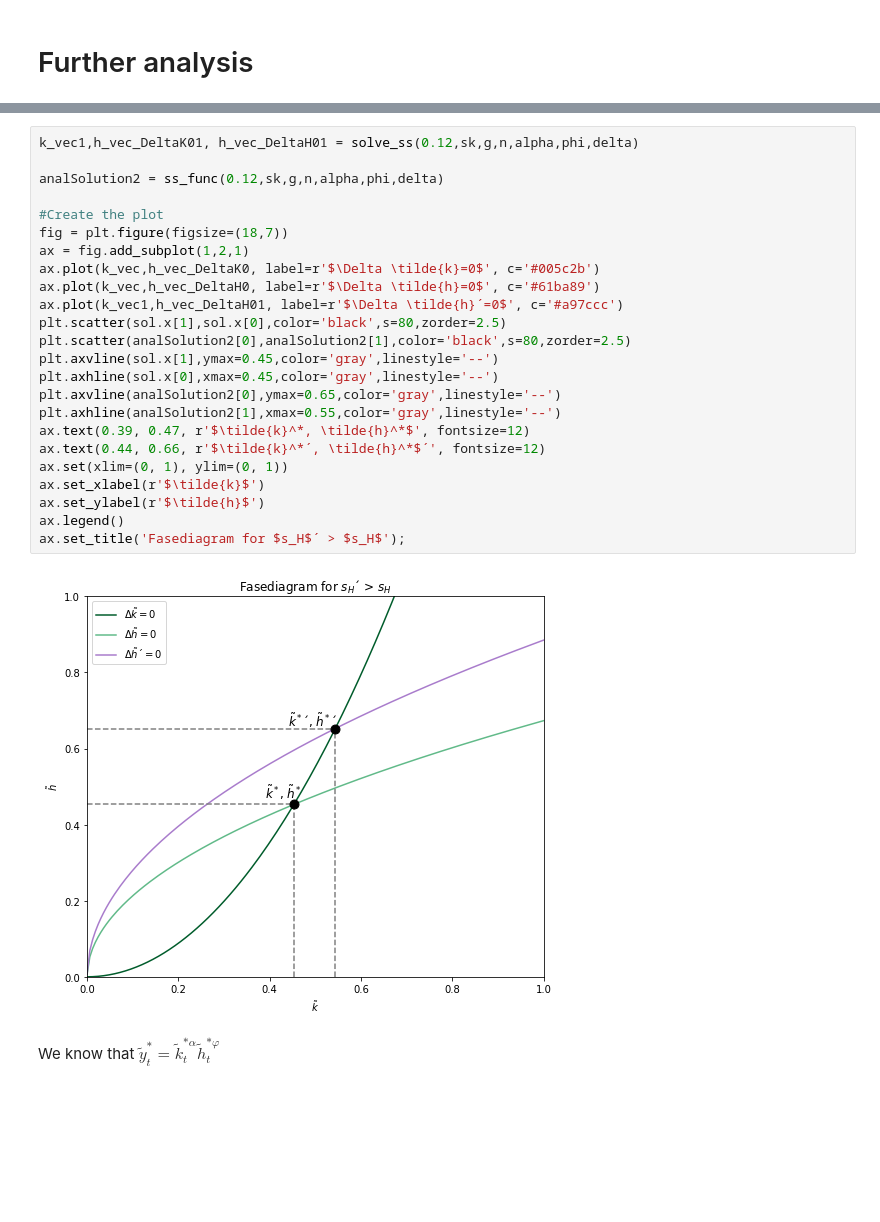
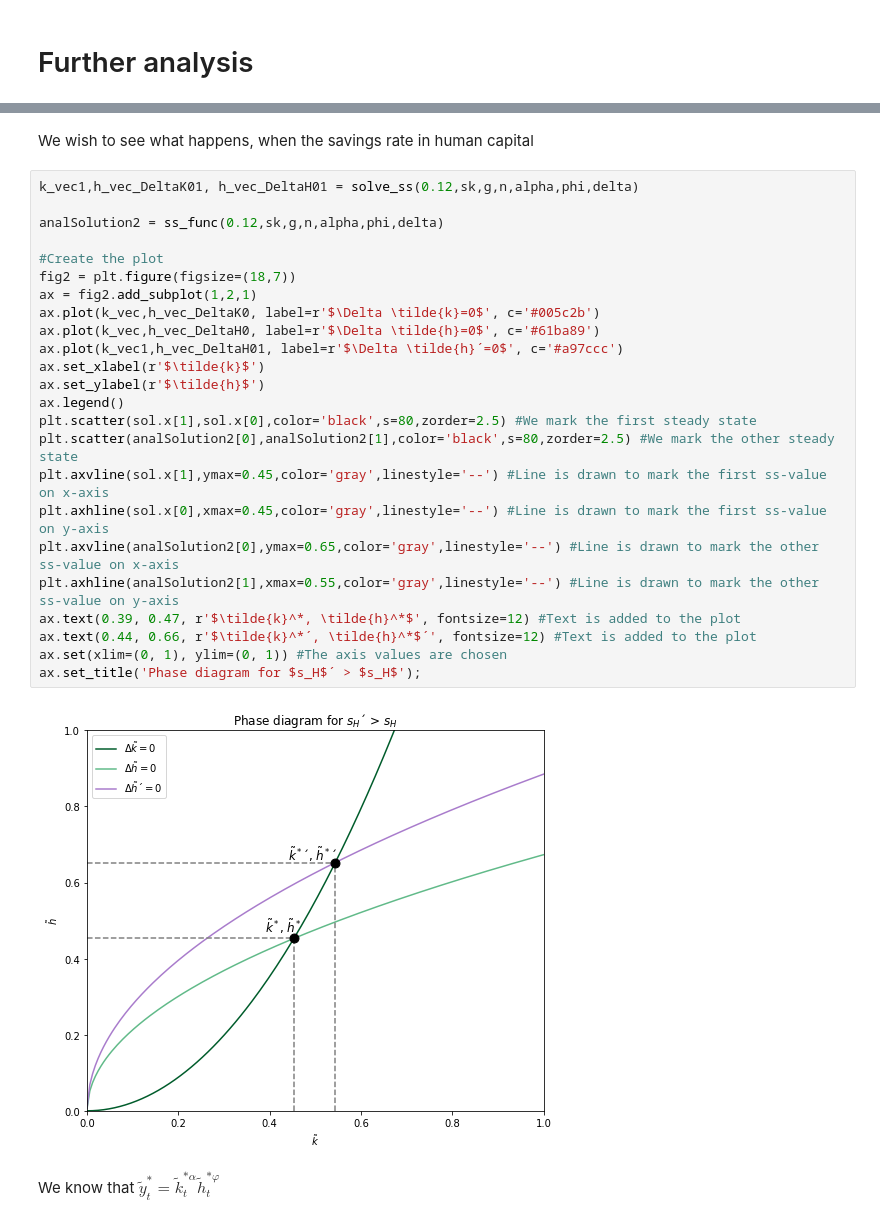
Before and after one commit to NumEconCopenhagen/projects-2020-matrixgymnasterne, a Jupyter notebook: modelproject/modelproject.ipynb, the cells around one changed output, grey strips where cells are left out. Drawn from its saved outputs; the diff is of its cells as text; blank space fills up the shorter version.

```diff
--- a/modelproject/modelproject.ipynb
+++ b/modelproject/modelproject.ipynb
@@ -223,29 +224,31 @@ ax.set_title('Fasediagram');
+# %% [markdown]
+We wish to see what happens, when the savings rate in human capital
 # %%
 k_vec1,h_vec_DeltaK01, h_vec_DeltaH01 = solve_ss(0.12,sk,g,n,alpha,phi,delta)
 
 analSolution2 = ss_func(0.12,sk,g,n,alpha,phi,delta)
 
 #Create the plot
-fig = plt.figure(figsize=(18,7))
-ax = fig.add_subplot(1,2,1)
+fig2 = plt.figure(figsize=(18,7))
+ax = fig2.add_subplot(1,2,1)
 ax.plot(k_vec,h_vec_DeltaK0, label=r'$\Delta \tilde{k}=0$', c='#005c2b')
 ax.plot(k_vec,h_vec_DeltaH0, label=r'$\Delta \tilde{h}=0$', c='#61ba89')
 ax.plot(k_vec1,h_vec_DeltaH01, label=r'$\Delta \tilde{h}´=0$', c='#a97ccc')
-plt.scatter(sol.x[1],sol.x[0],color='black',s=80,zorder=2.5)
-plt.scatter(analSolution2[0],analSolution2[1],color='black',s=80,zorder=2.5)
-plt.axvline(sol.x[1],ymax=0.45,color='gray',linestyle='--')
-plt.axhline(sol.x[0],xmax=0.45,color='gray',linestyle='--')
-plt.axvline(analSolution2[0],ymax=0.65,color='gray',linestyle='--')
-plt.axhline(analSolution2[1],xmax=0.55,color='gray',linestyle='--')
-ax.text(0.39, 0.47, r'$\tilde{k}^*, \tilde{h}^*$', fontsize=12)
-ax.text(0.44, 0.66, r'$\tilde{k}^*´, \tilde{h}^*$´', fontsize=12)
-ax.set(xlim=(0, 1), ylim=(0, 1))
 ax.set_xlabel(r'$\tilde{k}$')
 ax.set_ylabel(r'$\tilde{h}$')
 ax.legend()
-ax.set_title('Fasediagram for $s_H$´ > $s_H$');
+plt.scatter(sol.x[1],sol.x[0],color='black',s=80,zorder=2.5) #We mark the first steady state
+plt.scatter(analSolution2[0],analSolution2[1],color='black',s=80,zorder=2.5) #We mark the other steady state
+plt.axvline(sol.x[1],ymax=0.45,color='gray',linestyle='--') #Line is drawn to mark the first ss-value on x-axis
+plt.axhline(sol.x[0],xmax=0.45,color='gray',linestyle='--') #Line is drawn to mark the first ss-value on y-axis
+plt.axvline(analSolution2[0],ymax=0.65,color='gray',linestyle='--') #Line is drawn to mark the other ss-value on x-axis
+plt.axhline(analSolution2[1],xmax=0.55,color='gray',linestyle='--') #Line is drawn to mark the other ss-value on y-axis
+ax.text(0.39, 0.47, r'$\tilde{k}^*, \tilde{h}^*$', fontsize=12) #Text is added to the plot
+ax.text(0.44, 0.66, r'$\tilde{k}^*´, \tilde{h}^*$´', fontsize=12) #Text is added to the plot
+ax.set(xlim=(0, 1), ylim=(0, 1)) #The axis values are chosen
+ax.set_title('Phase diagram for $s_H$´ > $s_H$');
 # %% [output]
-[figure, old version]
+[figure, new version]
 # %% [markdown]
 We know that $\tilde{y}_t^\ast=\tilde{k}_t^{\ast \alpha}\tilde{h}_t^{\ast \varphi}$
 # %%
```
Also changed, not shown: parts of 10 cells of this notebook.
